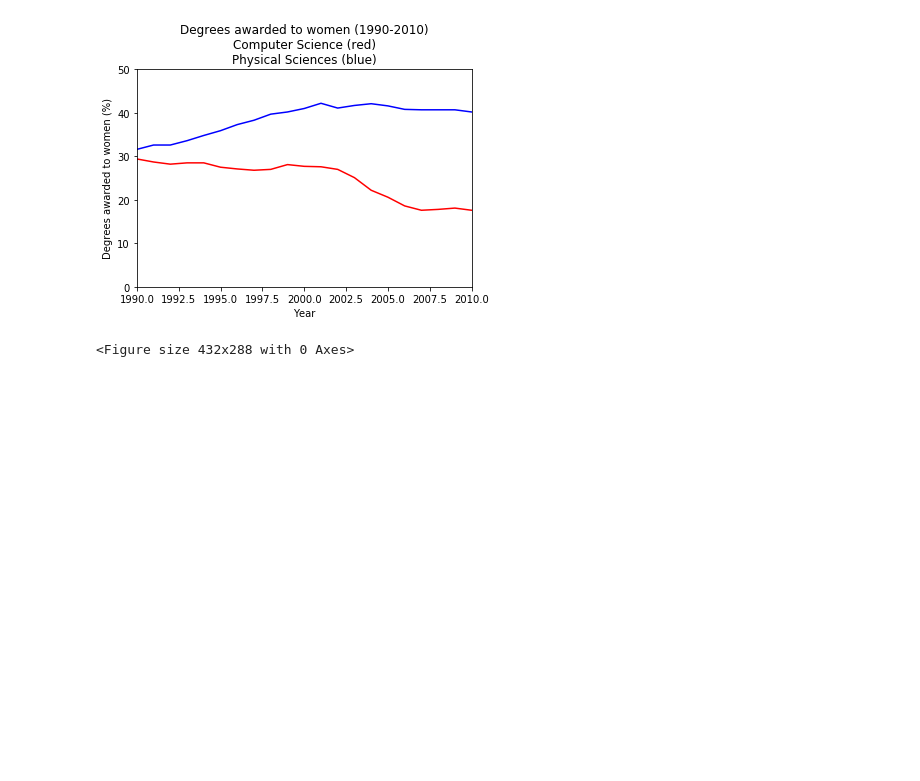
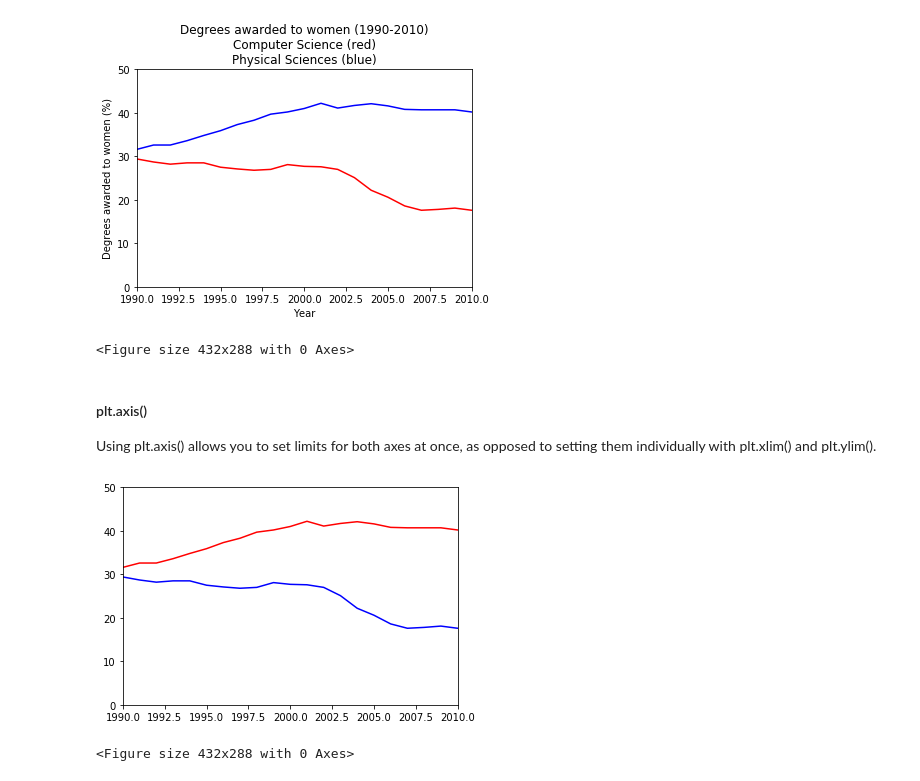
Before and after one commit to jicksy/data-visualization-with-python, a Jupyter notebook: customizing-plots/customizing_plots.ipynb, the cells around one changed output. Drawn from its saved outputs; the diff is of its cells as text; code cells hidden in the pictures; blank space fills up the shorter version.

Commit message:
customizing-plots

```diff
--- a/customizing-plots/customizing_plots.ipynb
+++ b/customizing-plots/customizing_plots.ipynb
@@ -155,3 +155,25 @@ plt.savefig('xlim_and_ylim.png')
 # %% [output]
 [figure]
 <Figure size 432x288 with 0 Axes>
+# %% [markdown]
+#### plt.axis()
+
+Using plt.axis() allows you to set limits for both axes at once, as opposed to setting them individually with plt.xlim() and plt.ylim().
+# %%
+# Plot in blue the % of degrees awarded to women in Computer Science
+plt.plot(year,computer_science, color='blue')
+
+# Plot in red the % of degrees awarded to women in the Physical Sciences
+plt.plot(year, physical_sciences,color='red')
+
+# Set the x-axis and y-axis limits
+plt.axis((1990,2010,0,50))
+
+# Show the figure
+plt.show()
+
+# Save the figure as 'axis_limits.png'
+plt.savefig('axis_limits.png')
+# %% [output]
+[figure, added]
+<Figure size 432x288 with 0 Axes>
```
Also changed, not shown: parts of 6 cells of this notebook.
